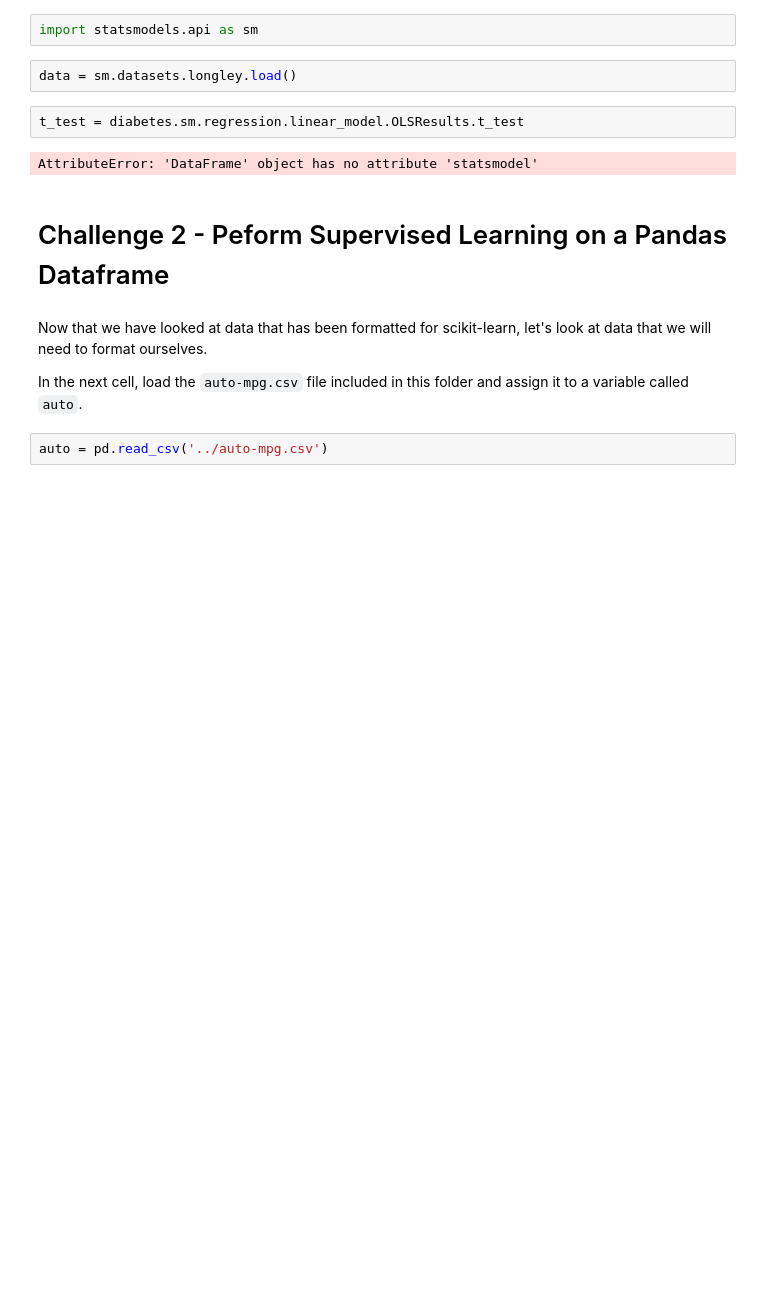
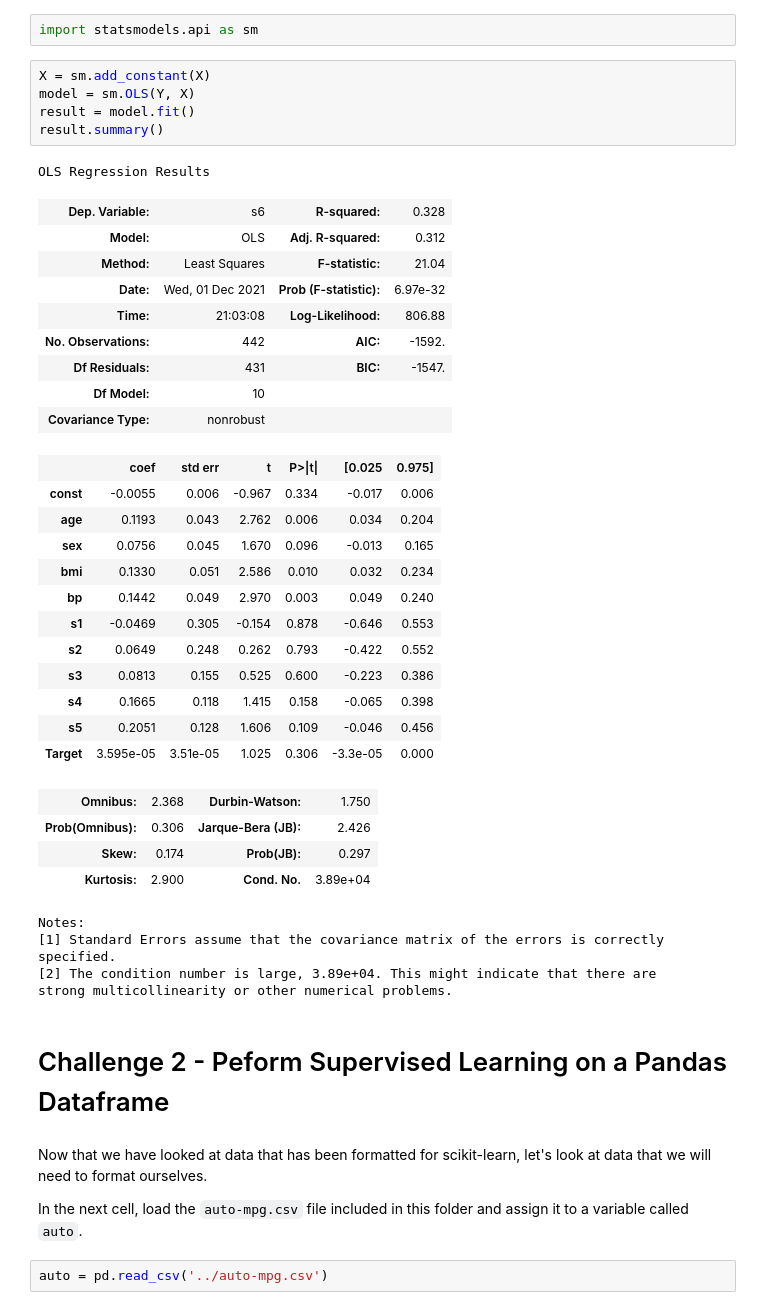
Before and after one commit to Ironhack-Data-Madrid-Octubre-2021/lab-intro-to-sklearn, a Jupyter notebook: your-code/main.ipynb, the cells around one changed output. Cells and saved outputs as stored; diff of their text form; blank space fills up the shorter version.

```diff
--- a/your-code/main.ipynb
+++ b/your-code/main.ipynb
@@ -167,12 +170,42 @@ Your result should look similar to this:
 ![ols](../ols-results.png)
 # %%
 import statsmodels.api as sm
-# %%
-data = sm.datasets.longley.load()
-# %%
-t_test = diabetes.sm.regression.linear_model.OLSResults.t_test
-# %% [output]
-AttributeError: 'DataFrame' object has no attribute 'statsmodel'
+# %%
+X = sm.add_constant(X)
+model = sm.OLS(Y, X)
+result = model.fit()
+result.summary()
+# %% [output]
+OLS Regression Results
+| Dep. Variable: | s6 | R-squared: | 0.328 |
+| Model: | OLS | Adj. R-squared: | 0.312 |
+| Method: | Least Squares | F-statistic: | 21.04 |
+| Date: | Wed, 01 Dec 2021 | Prob (F-statistic): | 6.97e-32 |
+| Time: | 21:03:08 | Log-Likelihood: | 806.88 |
+| No. Observations: | 442 | AIC: | -1592. |
+| Df Residuals: | 431 | BIC: | -1547. |
+| Df Model: | 10 |  |  |
+| Covariance Type: | nonrobust |  |  |
+|  | coef | std err | t | P>|t| | [0.025 | 0.975] |
+| const | -0.0055 | 0.006 | -0.967 | 0.334 | -0.017 | 0.006 |
+| age | 0.1193 | 0.043 | 2.762 | 0.006 | 0.034 | 0.204 |
+| sex | 0.0756 | 0.045 | 1.670 | 0.096 | -0.013 | 0.165 |
+| bmi | 0.1330 | 0.051 | 2.586 | 0.010 | 0.032 | 0.234 |
+| bp | 0.1442 | 0.049 | 2.970 | 0.003 | 0.049 | 0.240 |
+| s1 | -0.0469 | 0.305 | -0.154 | 0.878 | -0.646 | 0.553 |
+| s2 | 0.0649 | 0.248 | 0.262 | 0.793 | -0.422 | 0.552 |
+| s3 | 0.0813 | 0.155 | 0.525 | 0.600 | -0.223 | 0.386 |
+| s4 | 0.1665 | 0.118 | 1.415 | 0.158 | -0.065 | 0.398 |
+| s5 | 0.2051 | 0.128 | 1.606 | 0.109 | -0.046 | 0.456 |
+| Target | 3.595e-05 | 3.51e-05 | 1.025 | 0.306 | -3.3e-05 | 0.000 |
+| Omnibus: | 2.368 | Durbin-Watson: | 1.750 |
+| Prob(Omnibus): | 0.306 | Jarque-Bera (JB): | 2.426 |
+| Skew: | 0.174 | Prob(JB): | 0.297 |
+| Kurtosis: | 2.900 | Cond. No. | 3.89e+04 |
+Notes:
+[1] Standard Errors assume that the covariance matrix of the errors is correctly specified.
+[2] The condition number is large, 3.89e+04. This might indicate that there are
+strong multicollinearity or other numerical problems.
 # %% [markdown]
 # Challenge 2 - Peform Supervised Learning on a Pandas Dataframe
 # %% [markdown]
```
Also changed, not shown: parts of 29 cells of this notebook.
